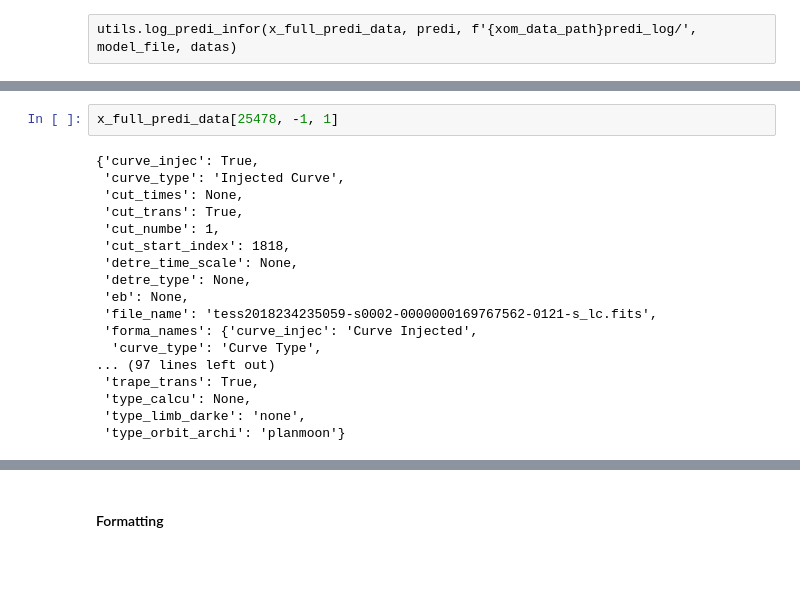
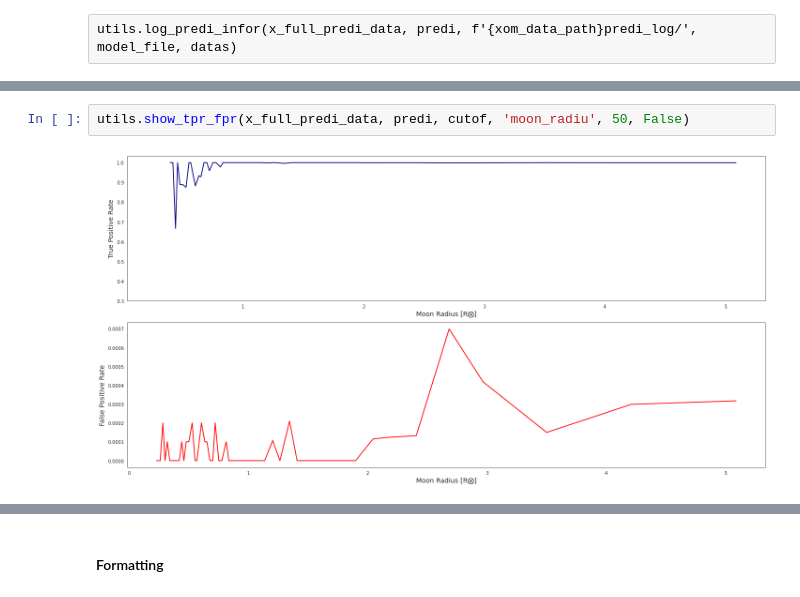
Before and after one commit to rfradkin/Exomoon_Detection, a Jupyter notebook: rnns/singl_model.ipynb, the cells around one changed output, grey strips where cells are left out. Cells and saved outputs as stored; diff of their text form; blank space fills up the shorter version.

```diff
--- a/rnns/singl_model.ipynb
+++ b/rnns/singl_model.ipynb
@@ -392,23 +318,7 @@ plt.show()
-# %%
-x_full_predi_data[25478, -1, 1]
-# %% [output]
-{'curve_injec': True,
- 'curve_type': 'Injected Curve',
- 'cut_times': None,
- 'cut_trans': True,
- 'cut_numbe': 1,
- 'cut_start_index': 1818,
- 'detre_time_scale': None,
- 'detre_type': None,
- 'eb': None,
- 'file_name': 'tess2018234235059-s0002-0000000169767562-0121-s_lc.fits',
- 'forma_names': {'curve_injec': 'Curve Injected',
-  'curve_type': 'Curve Type',
-... (97 lines left out)
- 'trape_trans': True,
- 'type_calcu': None,
- 'type_limb_darke': 'none',
- 'type_orbit_archi': 'planmoon'}
+# %%
+utils.show_tpr_fpr(x_full_predi_data, predi, cutof, 'moon_radiu', 50, False)
+# %% [output]
+[figure, added]
 # %%
 utils.show_preci_recal(predi, y_predi_data, cutof)
 # %% [output]
```
Also changed, not shown: parts of 49 cells of this notebook, 3 other files.
